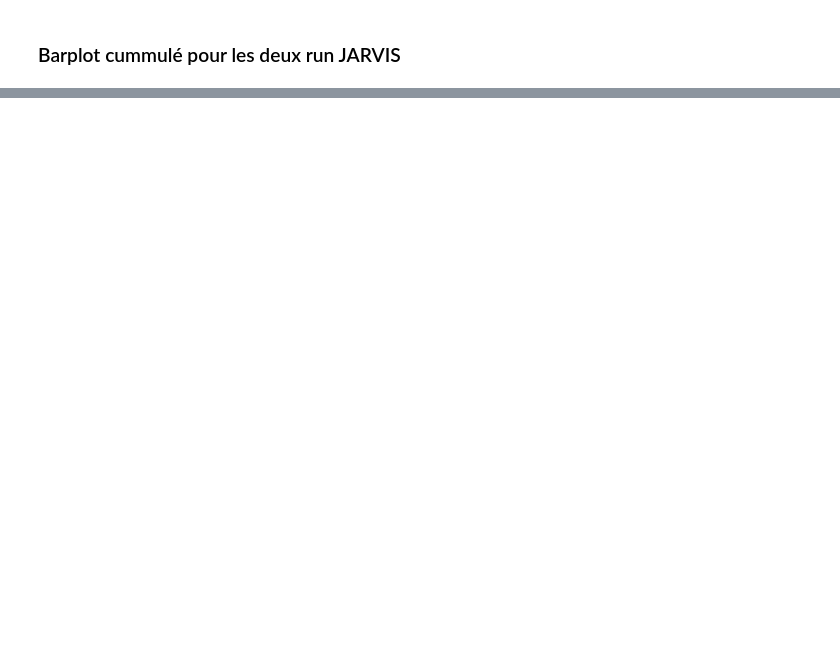
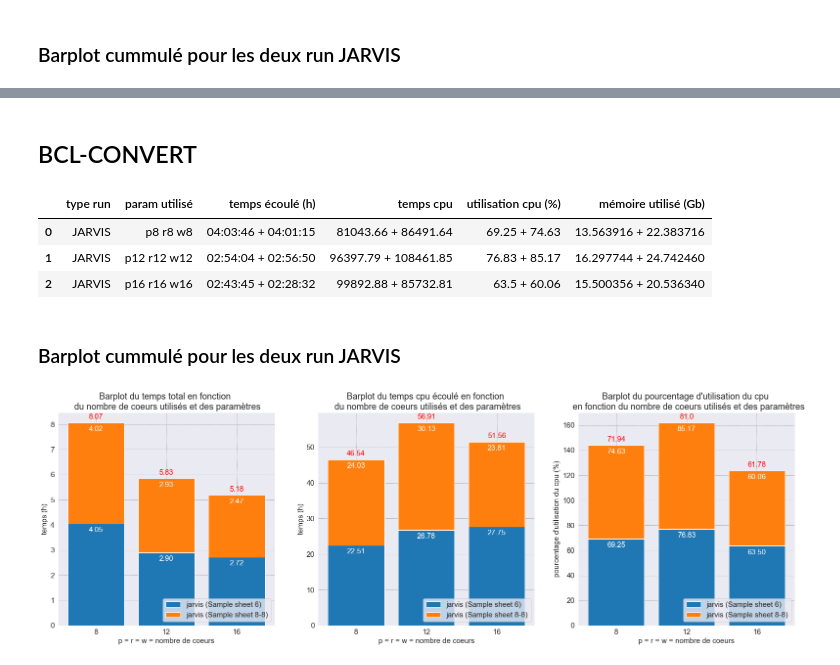
Before and after one commit to w2994a/cahier_labo_cns, a Jupyter notebook: bcl2fastq_bcl-convert/notebook_bcl2fastq_vs_bcl-convert.ipynb, the cells around one changed output, grey strips where cells are left out. Saved outputs shown, nothing was run; the diff lists cells and outputs as text; code cells hidden in the pictures; blank space fills up the shorter version.

Commit message:
Add bcl-convert result analysis

```diff
--- a/bcl2fastq_bcl-convert/notebook_bcl2fastq_vs_bcl-convert.ipynb
+++ b/bcl2fastq_bcl-convert/notebook_bcl2fastq_vs_bcl-convert.ipynb
@@ -688,2 +578,4 @@ tab_final_jarvis
 # %%
 tab_final_jarvis.to_csv("tab_final_jarvis.csv", index=None)
+# %% [markdown]
+## BCL-CONVERT
@@ -689,0 +584,69 @@ tab_final_jarvis.to_csv("tab_final_jarvis.csv", index=None)
+# %%
+bcl_convert
+# %% [output]
+|  | type run | param utilisé | temps écoulé (h) | temps cpu | utilisation cpu (%) | mémoire utilisé (Gb) |
+| 0 | JARVIS | p8 r8 w8 | 04:03:46 + 04:01:15 | 81043.66 + 86491.64 | 69.25 + 74.63 | 13.563916 + 22.383716 |
+| 1 | JARVIS | p12 r12 w12 | 02:54:04 + 02:56:50 | 96397.79 + 108461.85 | 76.83 + 85.17 | 16.297744 + 24.742460 |
+| 2 | JARVIS | p16 r16 w16 | 02:43:45 + 02:28:32 | 99892.88 + 85732.81 | 63.5 + 60.06 | 15.500356 + 20.536340 |
+# %%
+time_jarvis = [bcl_convert["temps écoulé (h)"][i][:] for i in range(len(bcl_convert))]
+time_jarvis = [time.split(" + ") for time in time_jarvis]
+time_jarvis_1 = [time[0] for time in time_jarvis]
+time_jarvis_2 = [time[1] for time in time_jarvis]
+time_jarvis_1 = [(float(time[0:2]) + float(time[3:5])/60) for time in time_jarvis_1]
+time_jarvis_2 = [(float(time[0:2]) + float(time[3:5])/60) for time in time_jarvis_2]
+time_jarvis_sum = np.array(time_jarvis_1) + np.array(time_jarvis_2)
+
+cpu_jarvis = [bcl_convert["utilisation cpu (%)"][i] for i in range(len(bcl_convert))]
+cpu_jarvis = [cpu_perc.split(" + ") for cpu_perc in cpu_jarvis]
+cpu_jarvis_1 = [float(time[0]) for time in cpu_jarvis]
+cpu_jarvis_2 = [float(time[1]) for time in cpu_jarvis]
+cpu_jarvis_sum = (np.array(cpu_jarvis_1) + np.array(cpu_jarvis_2))/2
+
+cpu_time_jarvis = [bcl_convert["temps cpu"][i] for i in range(len(bcl_convert))]
+cpu_time_jarvis = [cpu_time.split(" + ") for cpu_time in cpu_time_jarvis]
+cpu_time_jarvis_1 = np.array([float(cpu_time[0]) for cpu_time in cpu_time_jarvis])/3600
+cpu_time_jarvis_2 = np.array([float(cpu_time[1]) for cpu_time in cpu_time_jarvis])/3600
+cpu_time_jarvis_sum = cpu_time_jarvis_1 + cpu_time_jarvis_2
+# %% [markdown]
+### Barplot cummulé pour les deux run JARVIS
+# %%
+sns.set_style("darkgrid", {"grid.color": ".4", "grid.linestyle": ":"})
+fig, ax = plt.subplots(nrows=1, ncols=3, figsize=(27, 8))
+ax = ax.ravel()
+labels = ["8", "12", "16"]
+plt.rc("font", size=15)
+
+bar1 = ax[0].bar(labels, time_jarvis_1, label="jarvis (Sample sheet 6)")
+bar2 = ax[0].bar(labels, time_jarvis_2, bottom=time_jarvis_1, label="jarvis (Sample sheet 8-8)")
+ax[0].set_title("Barplot du temps total en fonction \n du nombre de coeurs utilisés et des paramètres")
+ax[0].set_xlabel("p = r = w = nombre de coeurs")
+ax[0].set_ylabel("temps (h)")
+ax[0].bar_label(bar1, padding=-20, fmt="%.2f", color="white")
+ax[0].bar_label(bar2, labels=np.round(time_jarvis_2, 2), padding=-20, fmt="%.2f", color="white")
+ax[0].bar_label(bar2, labels=np.round(time_jarvis_sum, 2), padding=5, fmt="%.2f", color="red")
+ax[0].legend(loc=4)
+
+bar3 = ax[1].bar(labels, cpu_time_jarvis_1, label="jarvis (Sample sheet 6)")
+bar4 = ax[1].bar(labels, cpu_time_jarvis_2, bottom=cpu_time_jarvis_1, label="jarvis (Sample sheet 8-8)")
+ax[1].set_title("Barplot du temps cpu écoulé en fonction \n du nombre de coeurs utilisés et des paramètres")
+ax[1].set_xlabel("p = r = w = nombre de coeurs")
+ax[1].set_ylabel("temps (h)")
+ax[1].bar_label(bar3, padding=-20, fmt="%.2f", color="white")
+ax[1].bar_label(bar4, labels=np.round(cpu_time_jarvis_2, 2), padding=-20, fmt="%.2f", color="white")
+ax[1].bar_label(bar4, labels=np.round(cpu_time_jarvis_sum, 2), padding=5, fmt="%.2f", color="red")
+ax[1].legend(loc=4)
+
+bar5 = ax[2].bar(labels, cpu_jarvis_1, label="jarvis (Sample sheet 6)")
+bar6 = ax[2].bar(labels, cpu_jarvis_2, bottom=cpu_jarvis_1, label="jarvis (Sample sheet 8-8)")
+ax[2].set_title("Barplot du pourcentage d'utilisation du cpu \n  en fonction du nombre de coeurs utilisés et des paramètres")
+ax[2].set_xlabel("p = r = w = nombre de coeurs")
+ax[2].set_ylabel("pourcentage d'utilisation du cpu (%)")
+ax[2].bar_label(bar5, padding=-20, fmt="%.2f", color="white")
+ax[2].bar_label(bar6, labels=np.round(cpu_jarvis_2, 2), padding=-20, fmt="%.2f", color="white")
+ax[2].bar_label(bar6, labels=np.round(cpu_jarvis_sum, 2), padding=5, fmt="%.2f", color="red")
+ax[2].legend(loc=4)
+
+plt.savefig("img/barplot_cum_bcl-convert.png", transparent=False);
+# %% [output]
+[figure, added]
```
Also changed, not shown: parts of 21 cells of this notebook, 2 other files.
